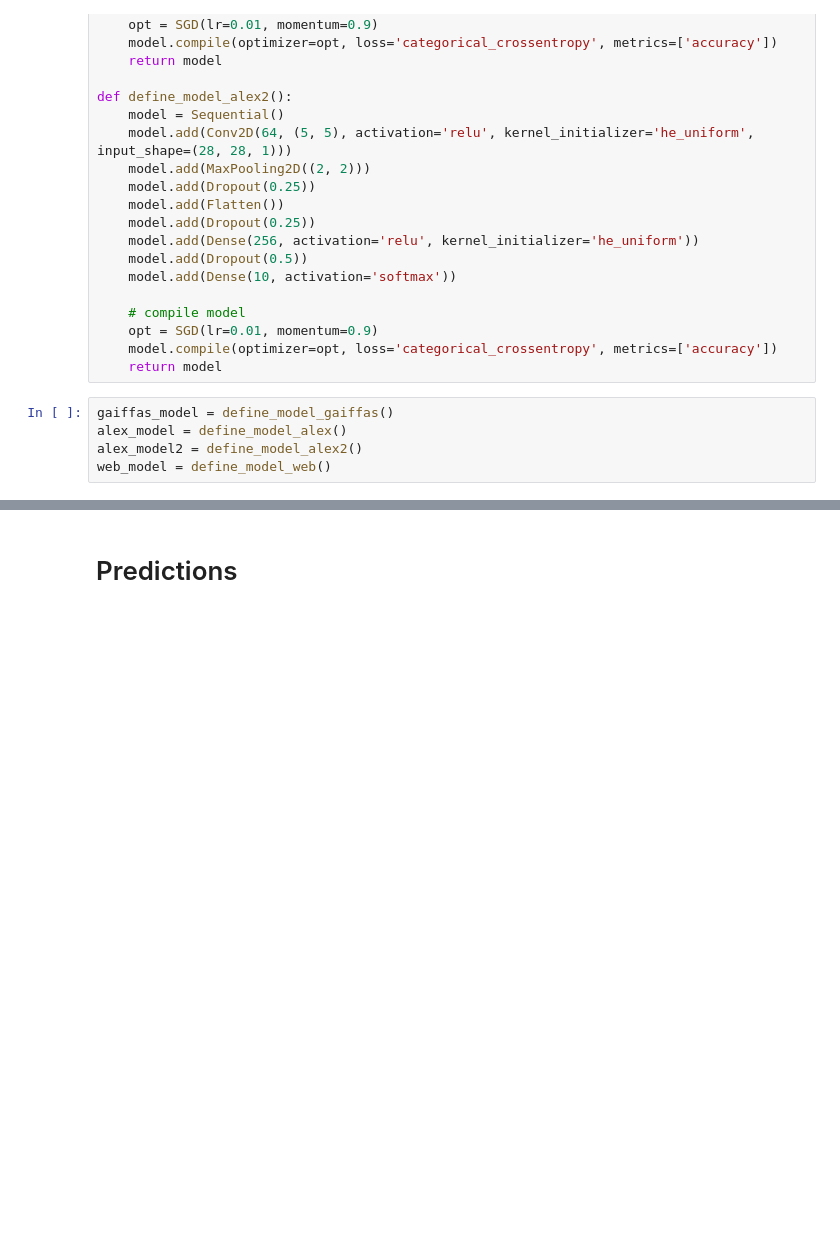
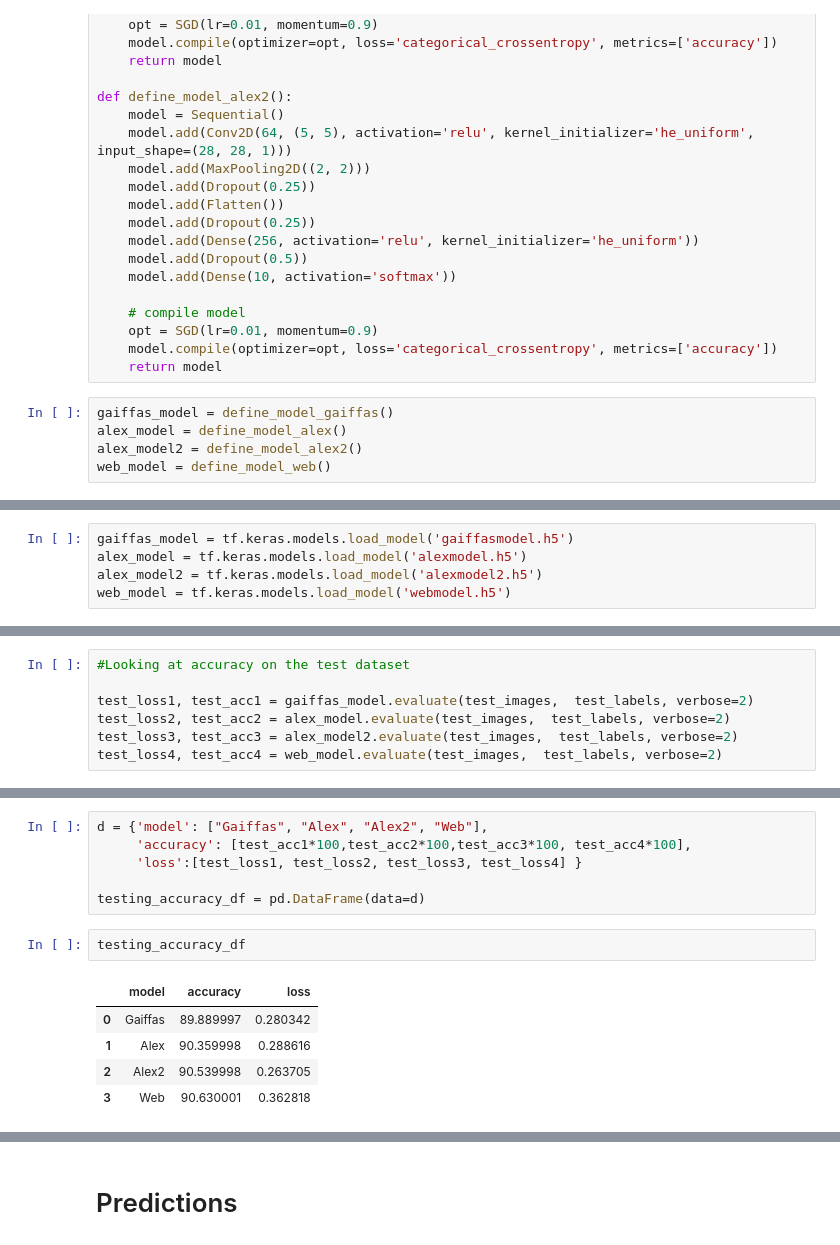
Before and after one commit to JLechuga94/Machine-Learning, a Jupyter notebook: notebook12_dm_fashion_mnist.ipynb, the cells around one changed output, grey strips where cells are left out. Cells and saved outputs as stored; diff of their text form; blank space fills up the shorter version.

Commit message:
Added files for weights and model training history, changed plots for comparison between models

```diff
--- a/notebook12_dm_fashion_mnist.ipynb
+++ b/notebook12_dm_fashion_mnist.ipynb
@@ -602,0 +364,5 @@ fig.show()
+# %%
+gaiffas_model = tf.keras.models.load_model('gaiffasmodel.h5')
+alex_model = tf.keras.models.load_model('alexmodel.h5')
+alex_model2 = tf.keras.models.load_model('alexmodel2.h5')
+web_model = tf.keras.models.load_model('webmodel.h5')
@@ -602,0 +528,7 @@ fig.show()
+# %%
+#Looking at accuracy on the test dataset
+
+test_loss1, test_acc1 = gaiffas_model.evaluate(test_images,  test_labels, verbose=2)
+test_loss2, test_acc2 = alex_model.evaluate(test_images,  test_labels, verbose=2)
+test_loss3, test_acc3 = alex_model2.evaluate(test_images,  test_labels, verbose=2)
+test_loss4, test_acc4 = web_model.evaluate(test_images,  test_labels, verbose=2)
@@ -602,0 +540,14 @@ fig.show()
+# %%
+d = {'model': ["Gaiffas", "Alex", "Alex2", "Web"],
+     'accuracy': [test_acc1*100,test_acc2*100,test_acc3*100, test_acc4*100],
+     'loss':[test_loss1, test_loss2, test_loss3, test_loss4] }
+
+testing_accuracy_df = pd.DataFrame(data=d)
+# %%
+testing_accuracy_df
+# %% [output]
+|  | model | accuracy | loss |
+| 0 | Gaiffas | 89.889997 | 0.280342 |
+| 1 | Alex | 90.359998 | 0.288616 |
+| 2 | Alex2 | 90.539998 | 0.263705 |
+| 3 | Web | 90.630001 | 0.362818 |
```
Also changed, not shown: parts of 50 cells of this notebook, 12 other files.
